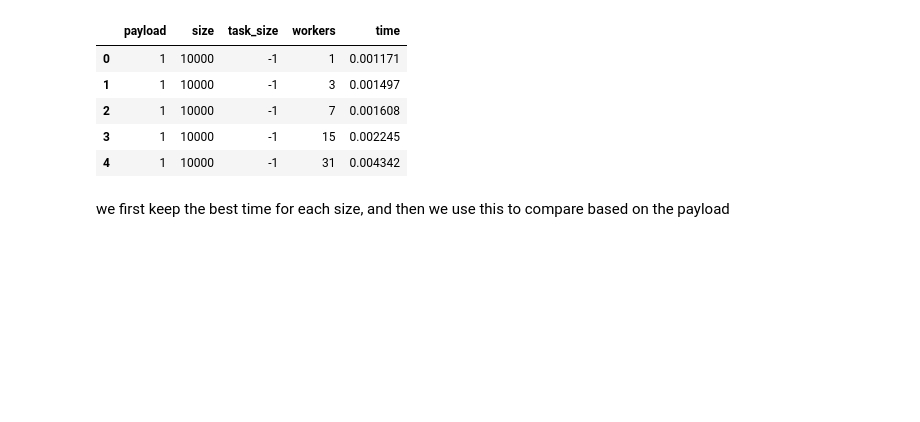
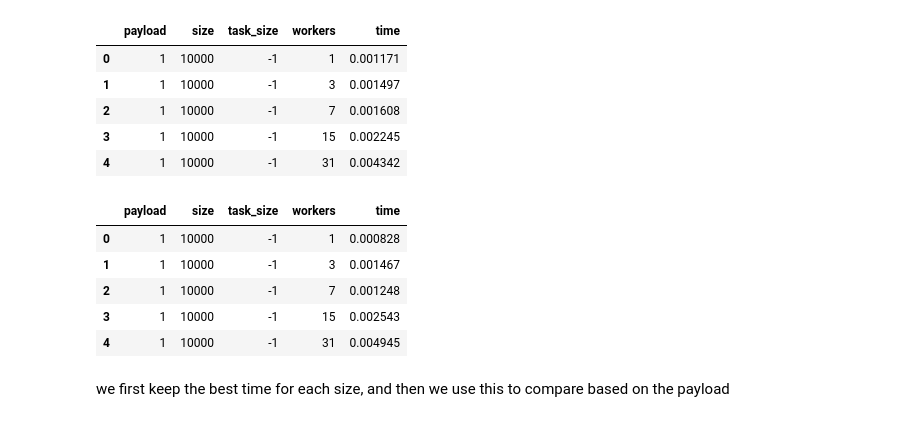
Before and after one commit to DavideB45/SPM, a Jupyter notebook: assignment4/analysis.ipynb, the cells around one changed output. Saved outputs shown, nothing was run; the diff lists cells and outputs as text; code cells hidden in the pictures; blank space fills up the shorter version.

```diff
--- a/assignment4/analysis.ipynb
+++ b/assignment4/analysis.ipynb
@@ -24,6 +26,15 @@ par_times.head()
 | 2 | 1 | 10000 | -1 | 7 | 0.001608 |
 | 3 | 1 | 10000 | -1 | 15 | 0.002245 |
 | 4 | 1 | 10000 | -1 | 31 | 0.004342 |
+# %%
+we_times.head()
+# %% [output]
+|  | payload | size | task_size | workers | time |
+| 0 | 1 | 10000 | -1 | 1 | 0.000828 |
+| 1 | 1 | 10000 | -1 | 3 | 0.001467 |
+| 2 | 1 | 10000 | -1 | 7 | 0.001248 |
+| 3 | 1 | 10000 | -1 | 15 | 0.002543 |
+| 4 | 1 | 10000 | -1 | 31 | 0.004945 |
 # %% [markdown]
 we first keep the best time for each size, and then we use this to compare based on the payload
 # %%
```
Also changed, not shown: parts of 6 cells of this notebook, 2 other files.
